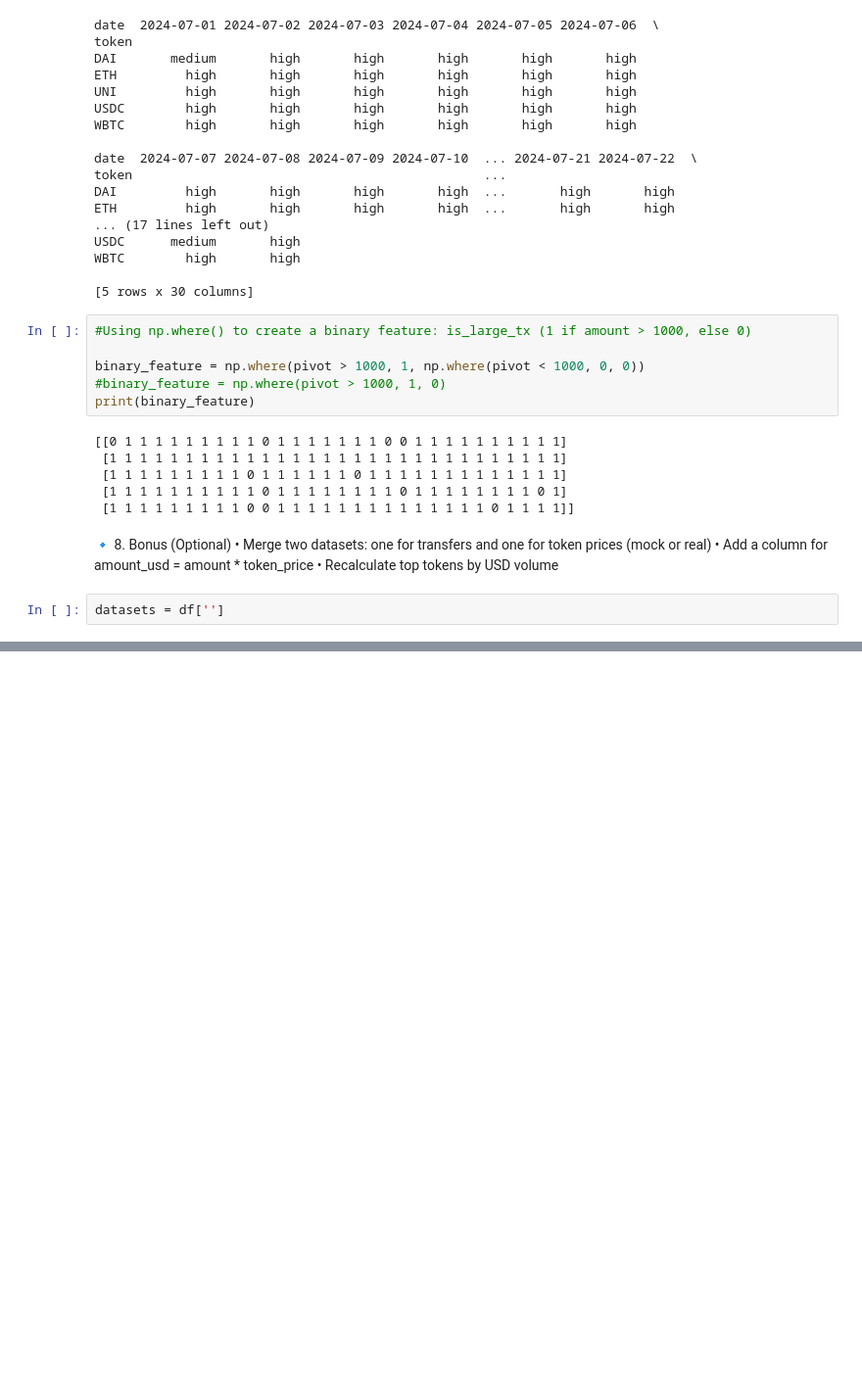
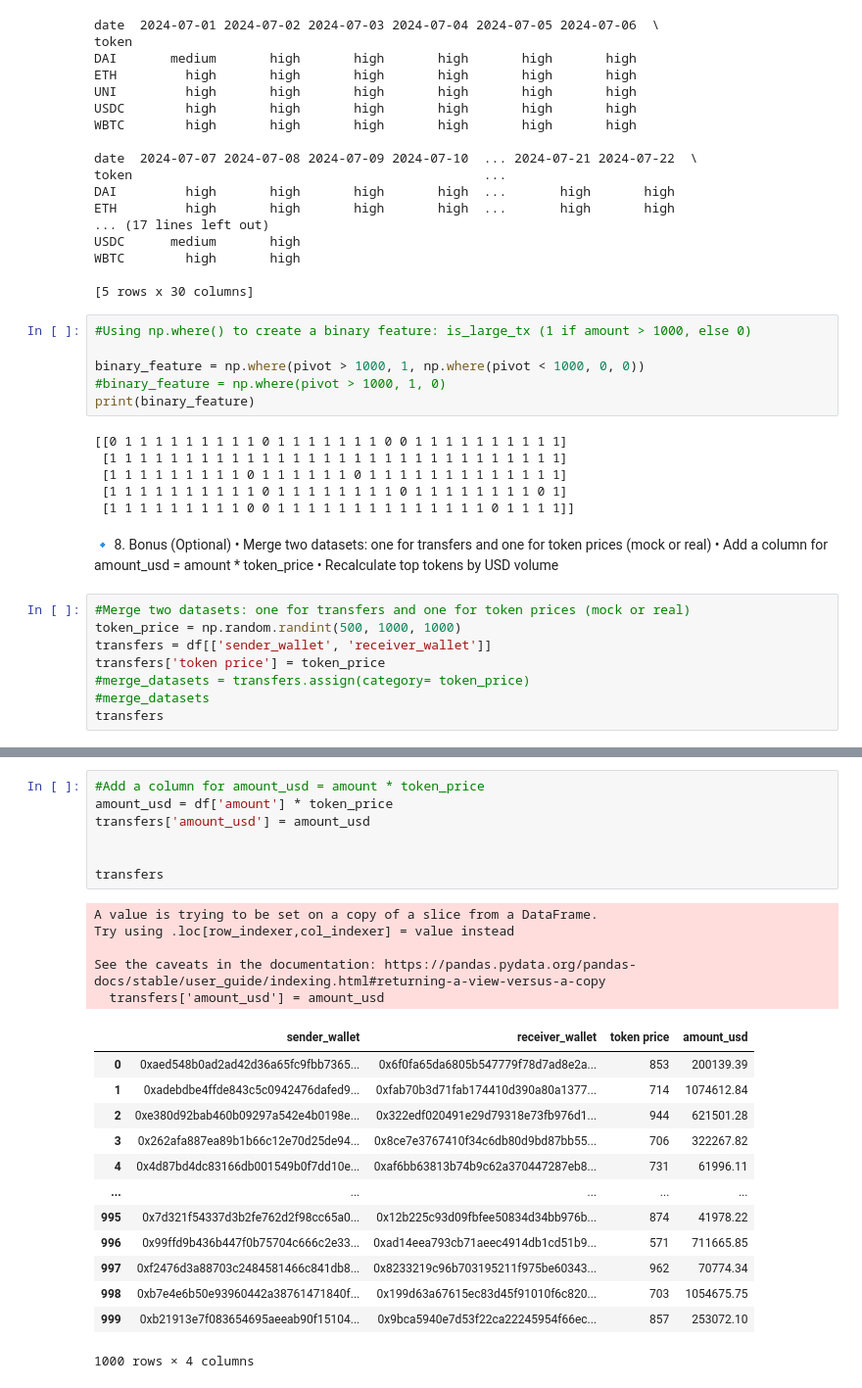
Before and after one commit to ShuaibuAlchemist/Blockchain_Data_Analytics_Assigments, a Jupyter notebook: Numpy_and_Pandas_Assignment.ipynb, the cells around one changed output, grey strips where cells are left out. Shown at 98% size. Cells and saved outputs as stored; diff of their text form; blank space fills up the shorter version.

```diff
--- a/Numpy_and_Pandas_Assignment.ipynb
+++ b/Numpy_and_Pandas_Assignment.ipynb
@@ -511,4 +511,10 @@ print(binary_feature)
 •	Add a column for amount_usd = amount * token_price
 •	Recalculate top tokens by USD volume
 # %%
-datasets = df['']
+#Merge two datasets: one for transfers and one for token prices (mock or real)
+token_price = np.random.randint(500, 1000, 1000)
+transfers = df[['sender_wallet', 'receiver_wallet']]
+transfers['token price'] = token_price
+#merge_datasets = transfers.assign(category= token_price)
+#merge_datasets
+transfers
@@ -514,0 +540,26 @@ datasets = df['']
+# %%
+#Add a column for amount_usd = amount * token_price
+amount_usd = df['amount'] * token_price
+transfers['amount_usd'] = amount_usd
+
+
+transfers
+# %% [output]
+A value is trying to be set on a copy of a slice from a DataFrame.
+Try using .loc[row_indexer,col_indexer] = value instead
+
+See the caveats in the documentation: https://pandas.pydata.org/pandas-docs/stable/user_guide/indexing.html#returning-a-view-versus-a-copy
+  transfers['amount_usd'] = amount_usd
+|  | sender_wallet | receiver_wallet | token price | amount_usd |
+| 0 | 0xaed548b0ad2ad42d36a65fc9fbb7365... | 0x6f0fa65da6805b547779f78d7ad8e2a... | 853 | 200139.39 |
+| 1 | 0xadebdbe4ffde843c5c0942476dafed9... | 0xfab70b3d71fab174410d390a80a1377... | 714 | 1074612.84 |
+| 2 | 0xe380d92bab460b09297a542e4b0198e... | 0x322edf020491e29d79318e73fb976d1... | 944 | 621501.28 |
+| 3 | 0x262afa887ea89b1b66c12e70d25de94... | 0x8ce7e3767410f34c6db80d9bd87bb55... | 706 | 322267.82 |
+| 4 | 0x4d87bd4dc83166db001549b0f7dd10e... | 0xaf6bb63813b74b9c62a370447287eb8... | 731 | 61996.11 |
+| ... | ... | ... | ... | ... |
+| 995 | 0x7d321f54337d3b2fe762d2f98cc65a0... | 0x12b225c93d09fbfee50834d34bb976b... | 874 | 41978.22 |
+| 996 | 0x99ffd9b436b447f0b75704c666c2e33... | 0xad14eea793cb71aeec4914db1cd51b9... | 571 | 711665.85 |
+| 997 | 0xf2476d3a88703c2484581466c841db8... | 0x8233219c96b703195211f975be60343... | 962 | 70774.34 |
+| 998 | 0xb7e4e6b50e93960442a38761471840f... | 0x199d63a67615ec83d45f91010f6c820... | 703 | 1054675.75 |
+| 999 | 0xb21913e7f083654695aeeab90f15104... | 0x9bca5940e7d53f22ca22245954f66ec... | 857 | 253072.10 |
+1000 rows × 4 columns
```
Also changed, not shown: parts of 3 cells of this notebook.
